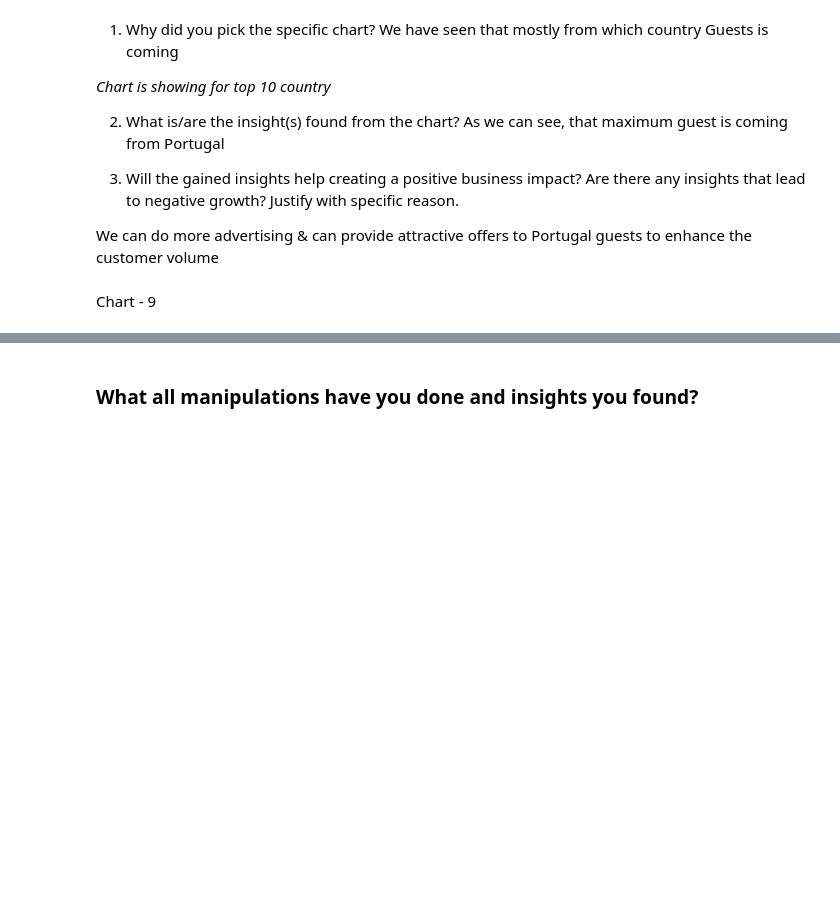
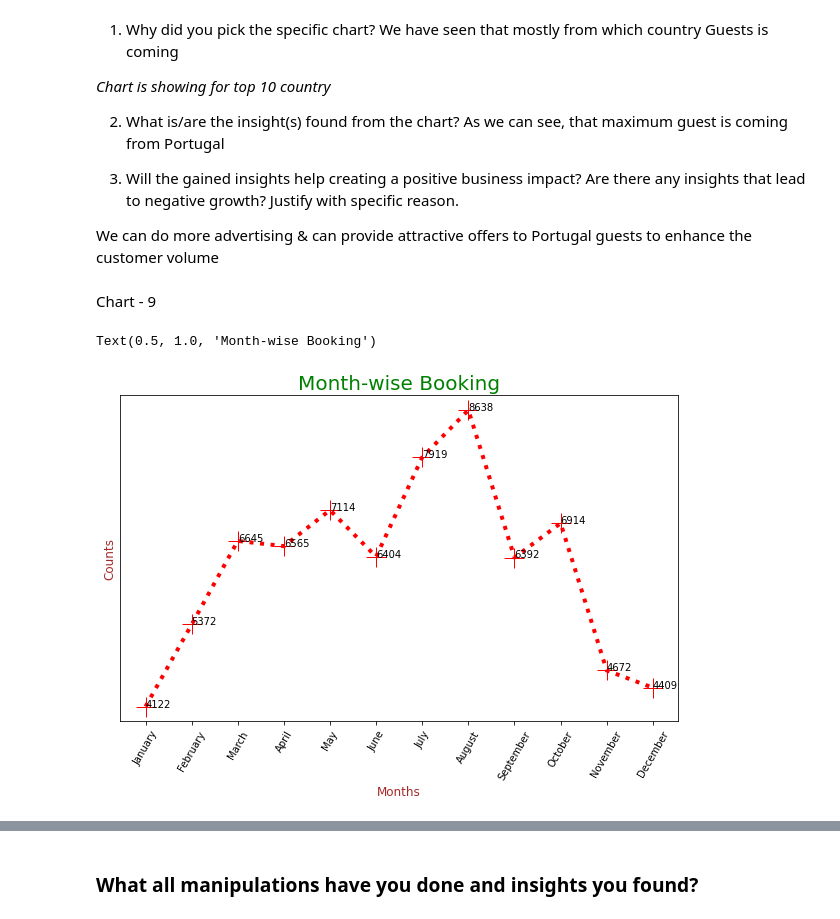
Before and after one commit to Biplobdas1999/EDA-Capstone-project, a Jupyter notebook: Sample_EDA_Submission_Template.ipynb, the cells around one changed output, grey strips where cells are left out. Drawn from its saved outputs; the diff is of its cells as text; code cells hidden in the pictures; blank space fills up the shorter version.

```diff
--- a/Sample_EDA_Submission_Template.ipynb
+++ b/Sample_EDA_Submission_Template.ipynb
@@ -858,0 +834,22 @@ print(f"Poor Netwok States are {list(poor_network_states)} and Network needs to
+# %%
+order = ['January', 'February', 'March', 'April', 'May', 'June',
+         'July', 'August', 'September', 'October', 'November', 'December']
+ordered_hotel_df = hotel_booking_df[hotel_booking_df['is_canceled'] == 'not canceled']['arrival_date_month'].value_counts().reindex(order)
+plt.subplots(figsize=(10, 6))
+ticks = np.arange(0, 20, 150)
+labels = ["{}".format(i//1) for i in ticks]
+plt.yticks(ticks, labels)
+
+plt.xticks(rotation=60)
+
+for xy in zip(ordered_hotel_df.index, ordered_hotel_df.values):
+    plt.annotate(text = "{}".format(xy[1]//1), xy = xy,  textcoords='data')
+
+plt.plot(ordered_hotel_df.index, ordered_hotel_df.values,linewidth = 4, color = 'r',linestyle='dotted',marker='+',markersize=20,alpha=1)
+
+plt.xlabel("Months", fontdict={'fontsize': 12, 'fontweight' : 5, 'color' : 'Brown'})
+plt.ylabel("Counts", fontdict={'fontsize': 12, 'fontweight' : 5, 'color' : 'Brown'} )
+plt.title("Month-wise Booking", fontdict={'fontsize': 20, 'fontweight' : 5, 'color' : 'Green'} )
+# %% [output]
+Text(0.5, 1.0, 'Month-wise Booking')
+[figure, added]
```
Also changed, not shown: parts of 137 cells of this notebook.
